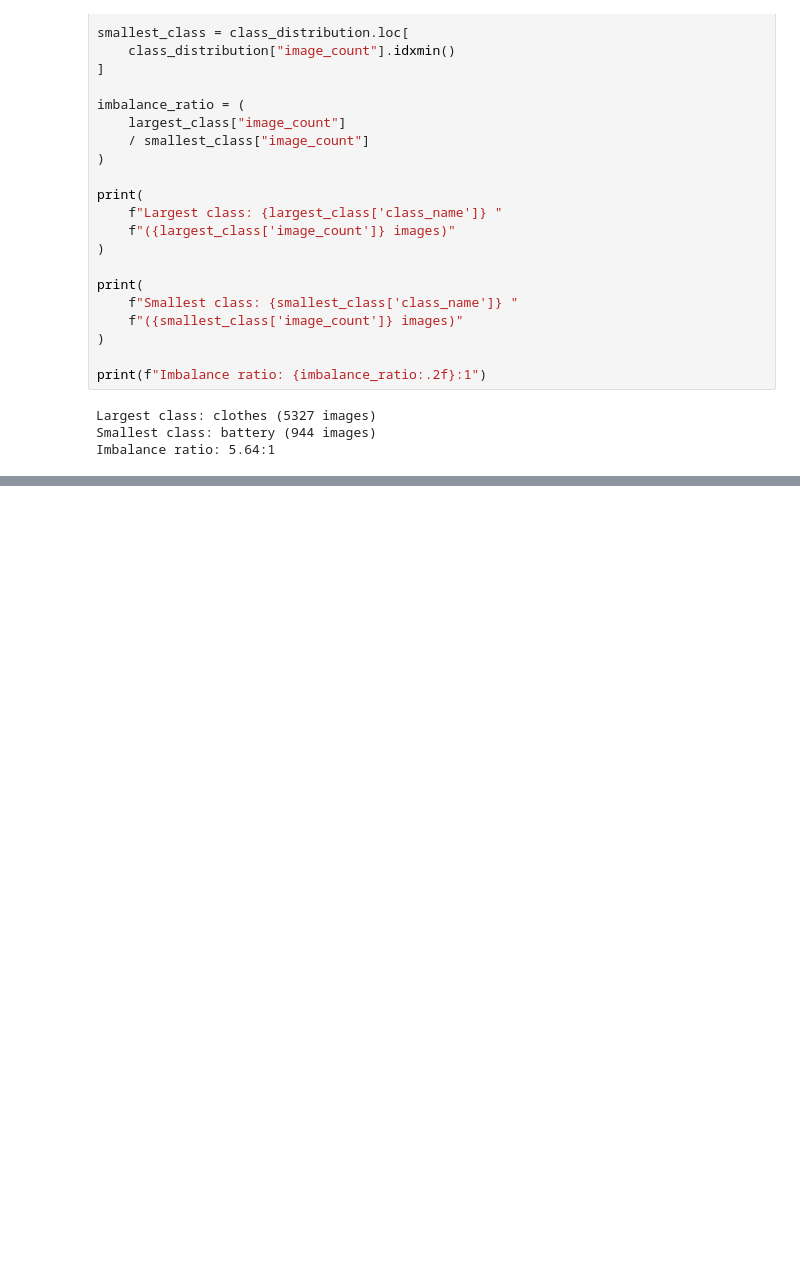
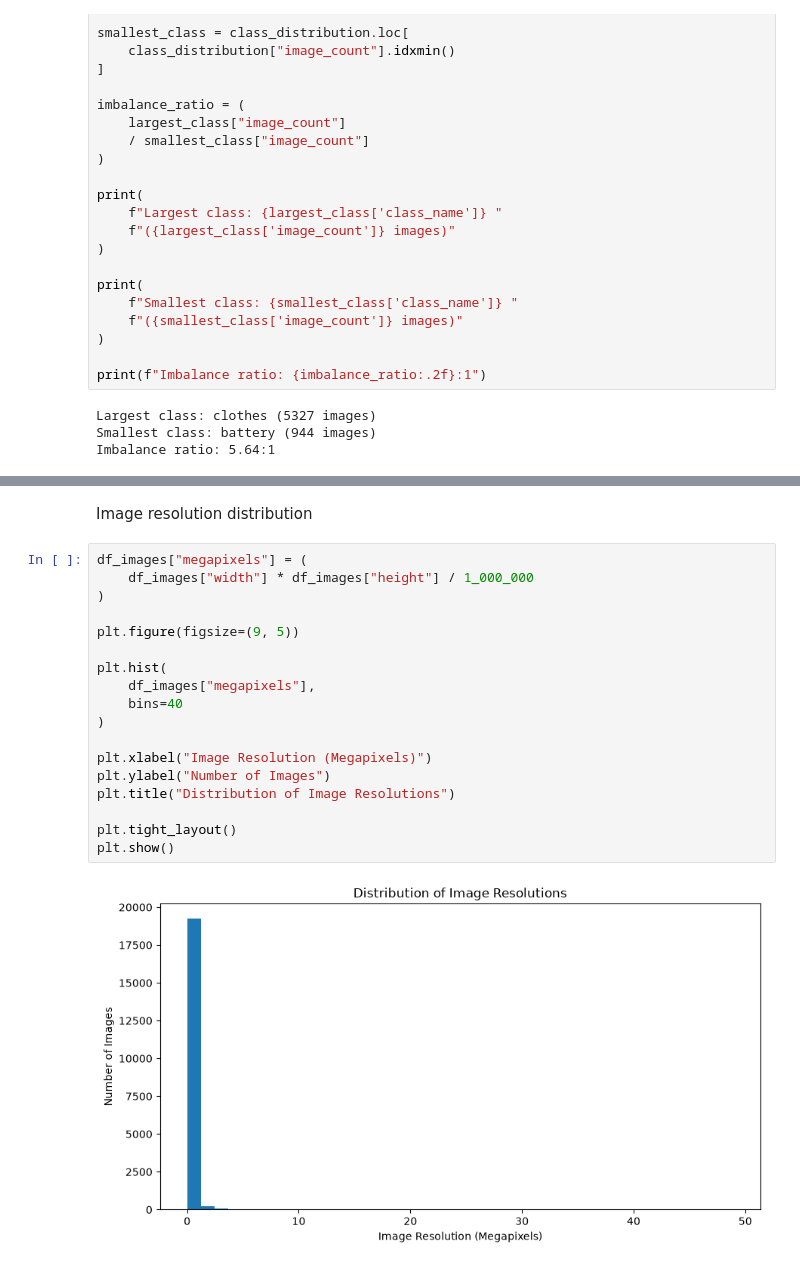
Before and after one commit to Master-GB/waste-classification, a Jupyter notebook: notebooks/01_dataset_audit.ipynb, the cells around one changed output, grey strips where cells are left out. Cells and saved outputs as stored; diff of their text form; blank space fills up the shorter version.

```diff
--- a/notebooks/01_dataset_audit.ipynb
+++ b/notebooks/01_dataset_audit.ipynb
@@ -207,0 +364,22 @@ Imbalance ratio: 5.64:1
+# %% [markdown]
+Image resolution distribution
+# %%
+df_images["megapixels"] = (
+    df_images["width"] * df_images["height"] / 1_000_000
+)
+
+plt.figure(figsize=(9, 5))
+
+plt.hist(
+    df_images["megapixels"],
+    bins=40
+)
+
+plt.xlabel("Image Resolution (Megapixels)")
+plt.ylabel("Number of Images")
+plt.title("Distribution of Image Resolutions")
+
+plt.tight_layout()
+plt.show()
+# %% [output]
+[figure, added]
```
Also changed, not shown: parts of 17 cells of this notebook.
